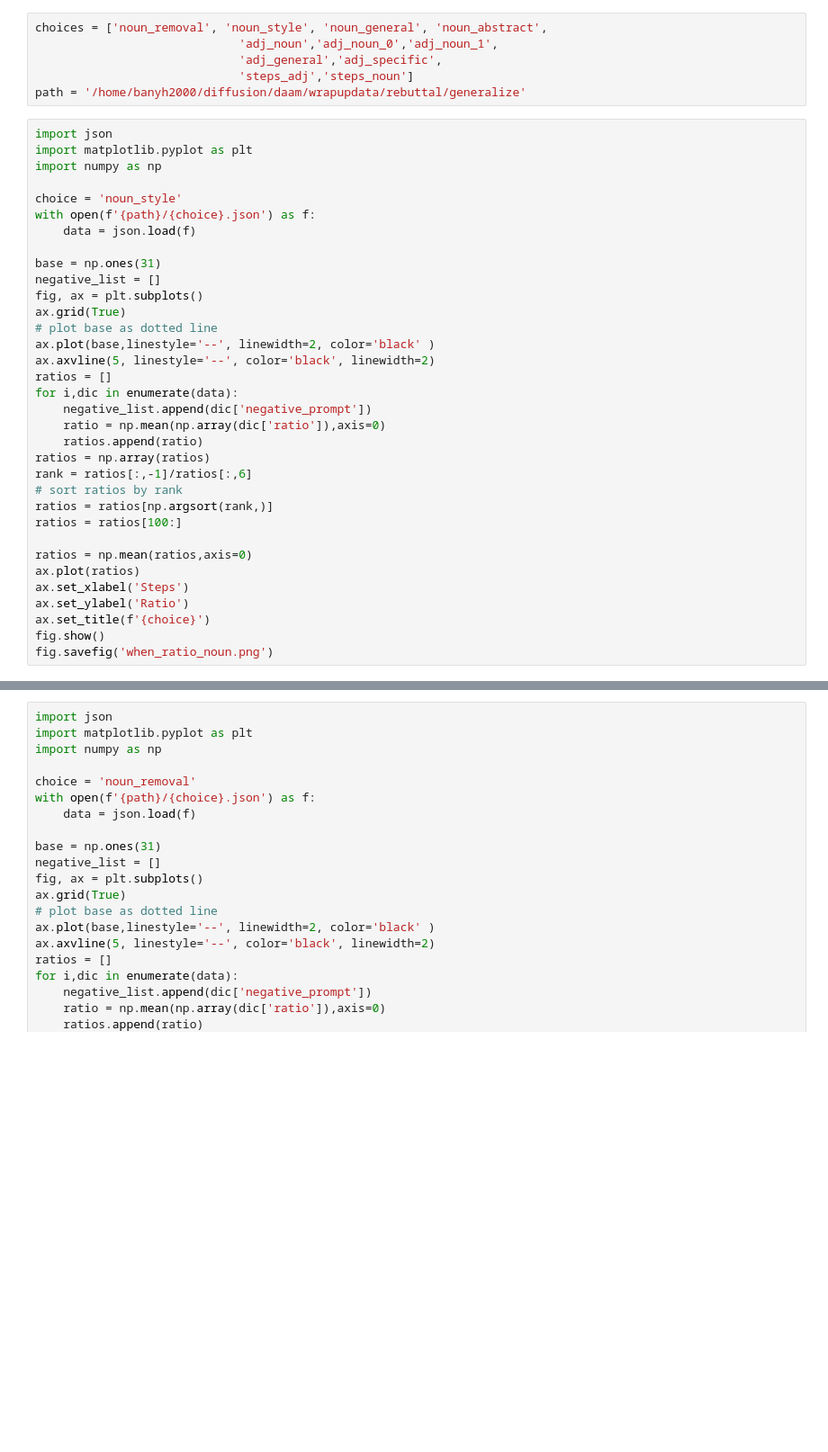
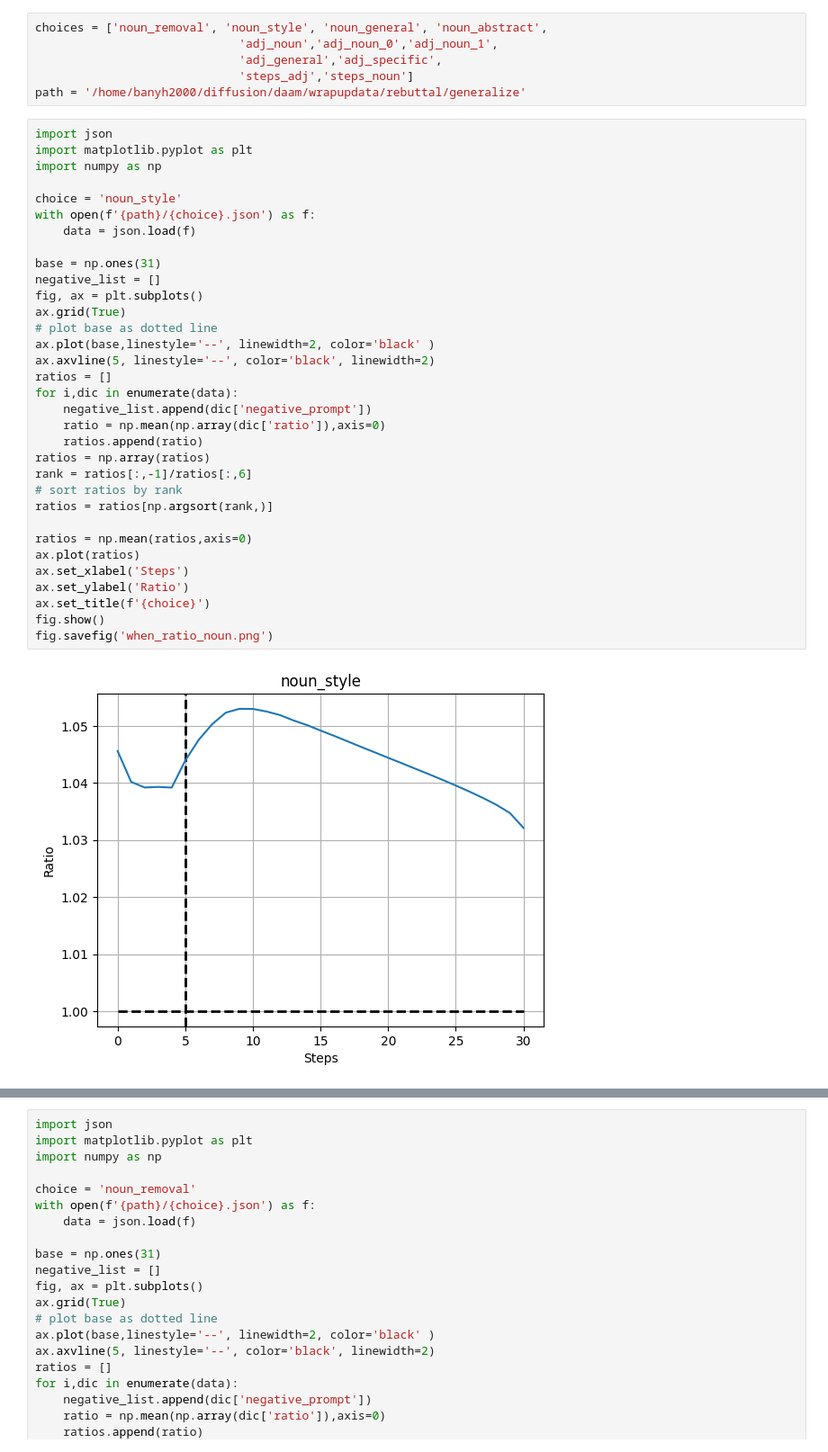
Before and after one commit to banyuanhao/daam, a Jupyter notebook: wrapupdata/wrapup_ratio.ipynb, the cells around one changed output, grey strips where cells are left out. Shown at 90% size. Saved outputs shown, nothing was run; the diff lists cells and outputs as text; blank space fills up the shorter version.

```diff
--- a/wrapupdata/wrapup_ratio.ipynb
+++ b/wrapupdata/wrapup_ratio.ipynb
@@ -10,31 +10,32 @@ import matplotlib.pyplot as plt
 import numpy as np
 
 choice = 'noun_style'
 with open(f'{path}/{choice}.json') as f:
     data = json.load(f)
 
 base = np.ones(31)
 negative_list = []
 fig, ax = plt.subplots()
 ax.grid(True)
 # plot base as dotted line
 ax.plot(base,linestyle='--', linewidth=2, color='black' )
 ax.axvline(5, linestyle='--', color='black', linewidth=2)
 ratios = []
 for i,dic in enumerate(data):
     negative_list.append(dic['negative_prompt'])
     ratio = np.mean(np.array(dic['ratio']),axis=0)
     ratios.append(ratio)
 ratios = np.array(ratios)
 rank = ratios[:,-1]/ratios[:,6]
 # sort ratios by rank
 ratios = ratios[np.argsort(rank,)]
-ratios = ratios[100:]
 
 ratios = np.mean(ratios,axis=0)
 ax.plot(ratios)
 ax.set_xlabel('Steps')
 ax.set_ylabel('Ratio')
 ax.set_title(f'{choice}')
 fig.show()
 fig.savefig('when_ratio_noun.png')
+# %% [output]
+[figure, added]
```
Also changed, not shown: parts of 3 cells of this notebook, 4 other files.
